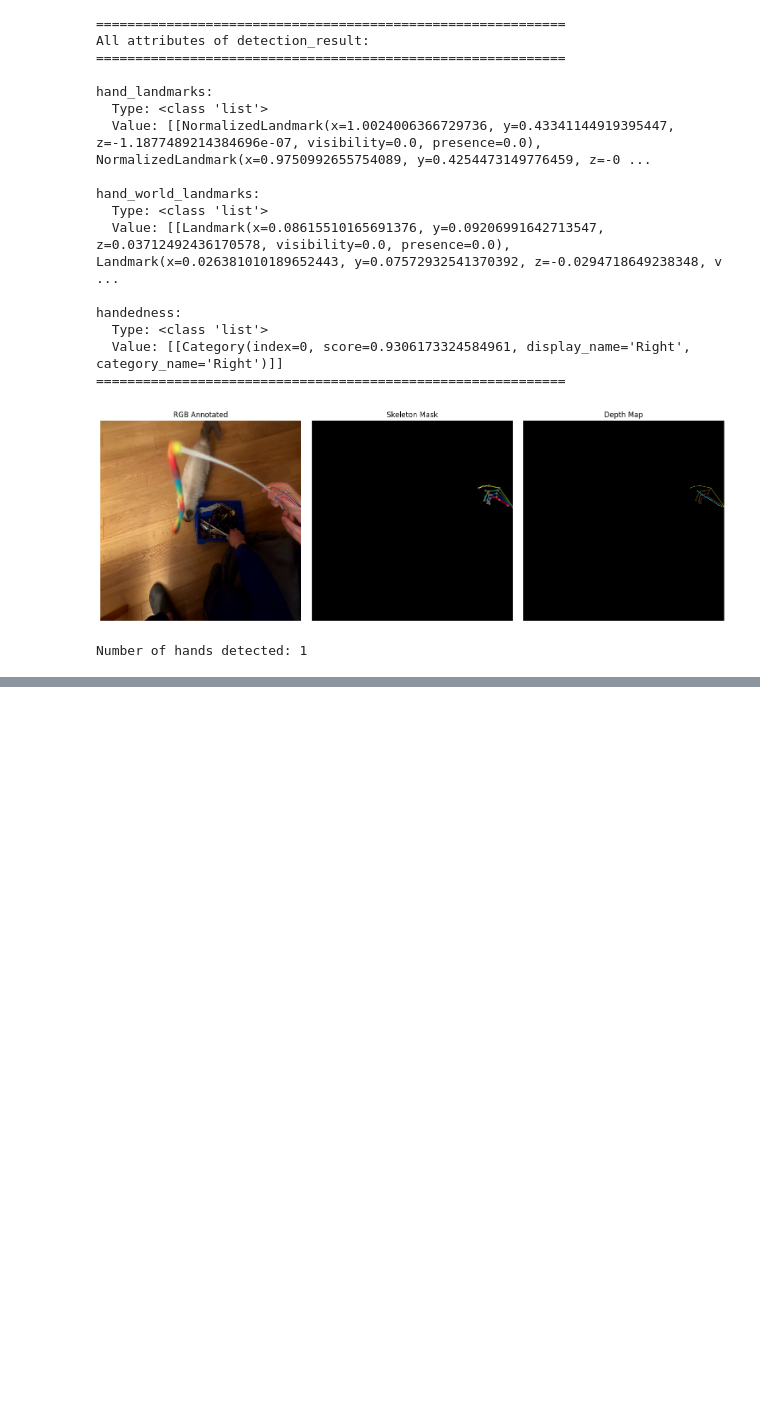
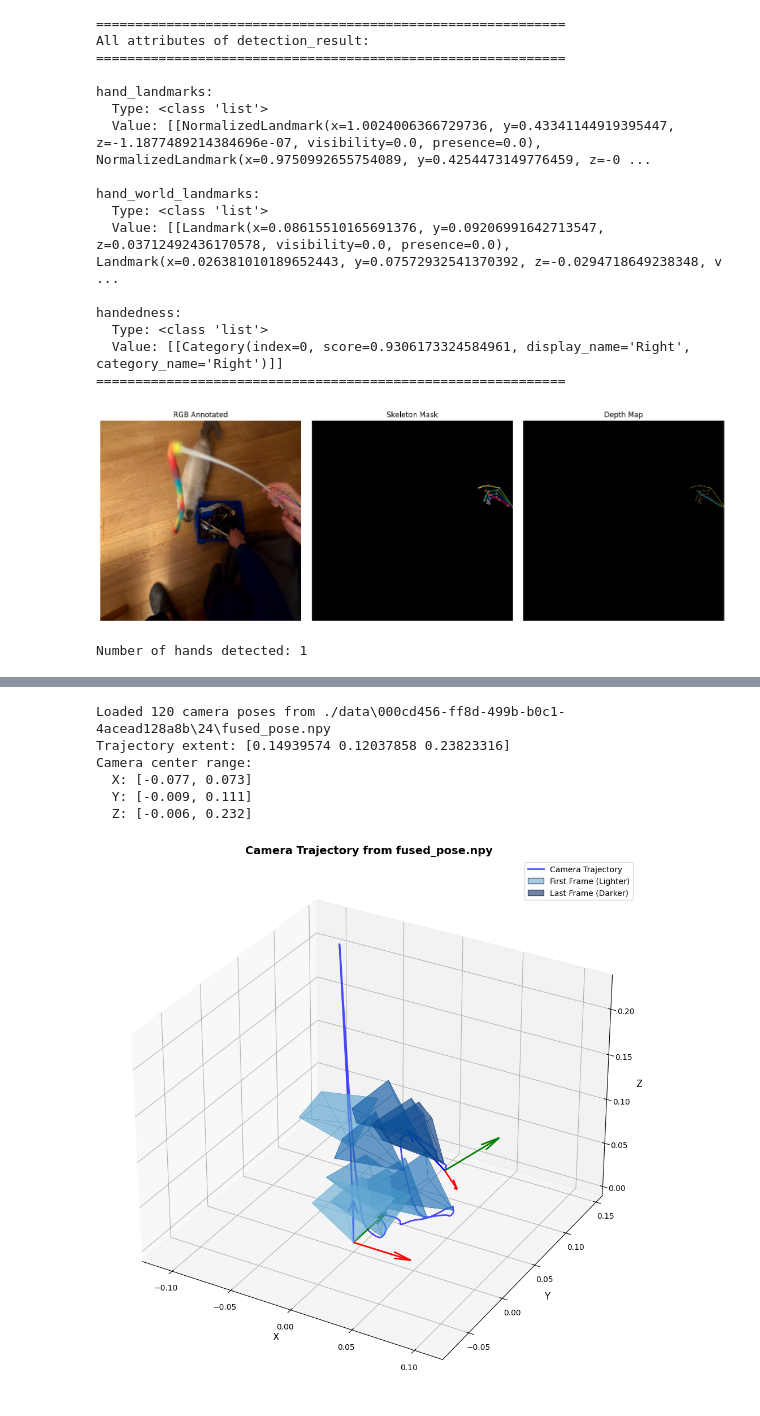
Before and after one commit to bchao1/ego4d_fho_preprocess, a Jupyter notebook: label_clips_test.ipynb, the cells around one changed output, grey strips where cells are left out. Cells and saved outputs as stored; diff of their text form; code cells hidden in the pictures; blank space fills up the shorter version.

```diff
--- a/label_clips_test.ipynb
+++ b/label_clips_test.ipynb
@@ -522,0 +938,20 @@ Number of hands detected: 1
+# %%
+# Test plotting camera trajectory
+# Construct path
+test_video_id = '000cd456-ff8d-499b-b0c1-4acead128a8b'
+test_start_frame = '24'
+data_dir = os.path.join(INPUT_FOLDER, test_video_id, test_start_frame)
+fused_pose_path = os.path.join(data_dir, 'fused_pose.npy')
+
+if os.path.exists(fused_pose_path):
+    plot_camera_trajectory(fused_pose_path)
+else:
+    print(f"File not found: {fused_pose_path}")
+# %% [output]
+Loaded 120 camera poses from ./data\000cd456-ff8d-499b-b0c1-4acead128a8b\24\fused_pose.npy
+Trajectory extent: [0.14939574 0.12037858 0.23823316]
+Camera center range:
+  X: [-0.077, 0.073]
+  Y: [-0.009, 0.111]
+  Z: [-0.006, 0.232]
+[figure, added]
```
Also changed, not shown: parts of 8 cells of this notebook, 4 other files.
